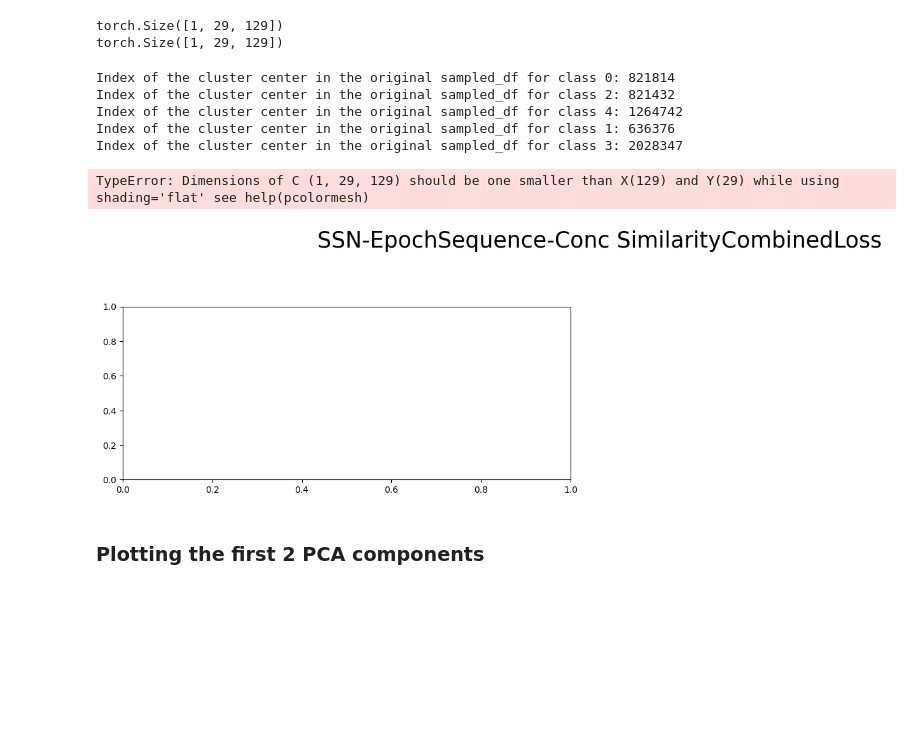
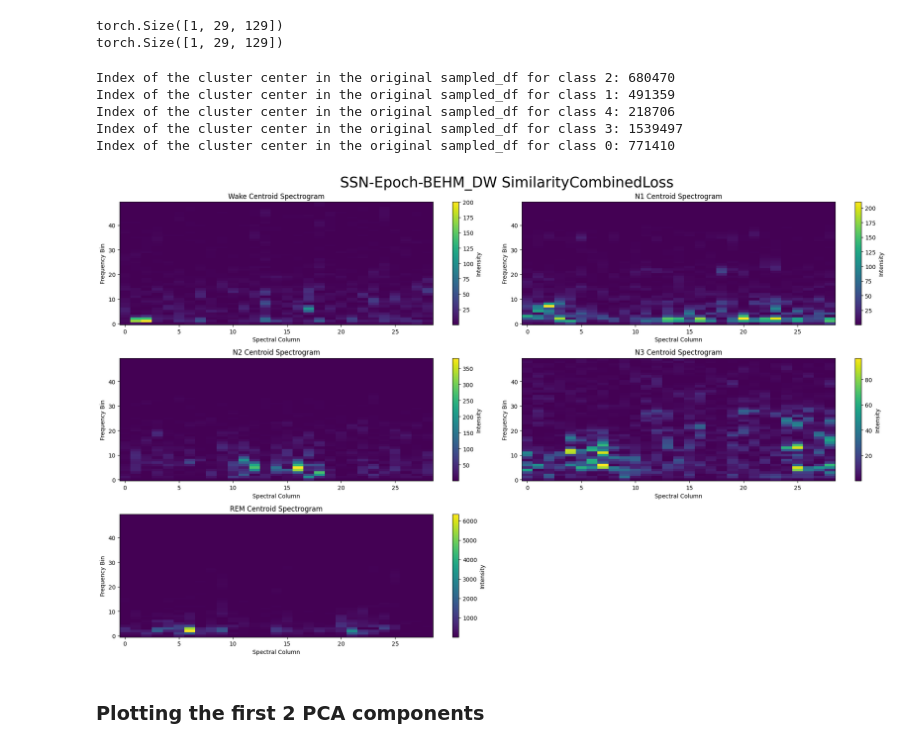
Before and after one commit to EmanueleTinghi/physioex, a Jupyter notebook: examples/latent_space_visualization.ipynb, the cells around one changed output. Saved outputs shown, nothing was run; the diff lists cells and outputs as text; code cells hidden in the pictures; blank space fills up the shorter version.

Commit message:
SimilarityCombinedLoss modifications

```diff
--- a/examples/latent_space_visualization.ipynb
+++ b/examples/latent_space_visualization.ipynb
@@ -172,0 +144,11 @@ seqsleepnet_epoch_model = load_pretrained_model("seqsleepnet", in_channels=1, se
+# %%
+
+path_ep_scl_BEHM_DW = "/home/tinghi/physioex/models/new_weights_in_cel/ssn_ep_scl/fold=-1-epoch=19-step=30908-val_acc=0.75.ckpt"
+# First, load the model without strict argument
+seqsleepnet_model_BEHM_DW = load_pretrained_model("seqsleepnet", in_channels=1, sequence_length=21, loss_params={"class_weights": torch.tensor([7.6, 15, 2.1, 9, 6])} ,loss="scl", ckpt_path=path_ep_scl_BEHM_DW)
+# Then, load the checkpoint with strict=False
+checkpoint = torch.load(path_ep_scl_BEHM_DW, map_location='cuda')
+seqsleepnet_model_BEHM_DW.load_state_dict(checkpoint['state_dict'], strict=False)
+
+# Set the model to evaluation mode
+seqsleepnet_model_BEHM_DW.eval()
@@ -262,6 +310,6 @@ seqsleepnet_conc_model
 seqsleepnet_epoch_model
 # %%
 train_projections, y_train_true, y_train_pred = compute_projections(
-    seqsleepnet_model, datamodule, contr=False
+    seqsleepnet_model_BEHM_DW, datamodule, contr=False
 )
 preds_snn = np.argmax(y_train_pred, axis=1)
@@ -316,9 +420,9 @@ seqsleepnet_epoch_model'''
 # %% [output]
 'seqsleepnet_model\nseqsleepnet_sum_model\nseqsleepnet_conc_model\nseqsleepnet_epoch_model'
 # %%
-train_projections = train_projections_ssn_conc
-y_train_true = y_train_true_ssn_conc
-figure_title = "SSN-EpochSequence-Conc" + " SimilarityCombinedLoss"
+train_projections = train_projections
+y_train_true = y_train_true
+figure_title = "SSN-Epoch-BEHM_DW" + " SimilarityCombinedLoss"
 # %%
 mean = datamodule.dataset.scaling[0][0]
 std = datamodule.dataset.scaling[0][1]
@@ -351,11 +455,11 @@ for class_label in sampled_df['y_train_true'].unique():
     print(f"Index of the cluster center in the original sampled_df for class {class_label}: {medoid_index}")
     medoids_idxs[class_label] = medoid_index
 # %% [output]
-Index of the cluster center in the original sampled_df for class 0: 821814
-Index of the cluster center in the original sampled_df for class 2: 821432
-Index of the cluster center in the original sampled_df for class 4: 1264742
-Index of the cluster center in the original sampled_df for class 1: 636376
-Index of the cluster center in the original sampled_df for class 3: 2028347
+Index of the cluster center in the original sampled_df for class 2: 680470
+Index of the cluster center in the original sampled_df for class 1: 491359
+Index of the cluster center in the original sampled_df for class 4: 218706
+Index of the cluster center in the original sampled_df for class 3: 1539497
+Index of the cluster center in the original sampled_df for class 0: 771410
 # %%
 
 medoid_0 = datamodule.dataset[math.floor(medoids_idxs[0]/10)][0][medoids_idxs[0]%10]
@@ -368,17 +472,24 @@ medoid_4 = datamodule.dataset[math.floor(medoids_idxs[4]/10)][0][medoids_idxs[4]
 first_dim = torch.arange(29)
 second_dim = torch.arange(129)
 
-third_dim0 = 10 ** ((medoid_0[0, first_dim[:, None], second_dim]*std + mean)/20) - np.finfo(float).eps
-third_dim1 = 10 ** ((medoid_1[0, first_dim[:, None], second_dim]*std + mean)/20) - np.finfo(float).eps
-third_dim2 = 10 ** ((medoid_2[0, first_dim[:, None], second_dim]*std + mean)/20) - np.finfo(float).eps
-third_dim3 = 10 ** ((medoid_3[0, first_dim[:, None], second_dim]*std + mean)/20) - np.finfo(float).eps
-third_dim4 = 10 ** ((medoid_4[0, first_dim[:, None], second_dim]*std + mean)/20) - np.finfo(float).eps
+third_dim0 = (10 ** ((medoid_0[0, first_dim[:, None], second_dim]*std + mean)/20) - np.finfo(float).eps).squeeze()
+third_dim1 = (10 ** ((medoid_1[0, first_dim[:, None], second_dim]*std + mean)/20) - np.finfo(float).eps).squeeze()
+third_dim2 = (10 ** ((medoid_2[0, first_dim[:, None], second_dim]*std + mean)/20) - np.finfo(float).eps).squeeze()
+third_dim3 = (10 ** ((medoid_3[0, first_dim[:, None], second_dim]*std + mean)/20) - np.finfo(float).eps).squeeze()
+third_dim4 = (10 ** ((medoid_4[0, first_dim[:, None], second_dim]*std + mean)/20) - np.finfo(float).eps).squeeze()
+
+third_dim0 = third_dim0[:, :50]
+third_dim1 = third_dim1[:, :50]
+third_dim2 = third_dim2[:, :50]
+third_dim3 = third_dim3[:, :50]
+third_dim4 = third_dim4[:, :50]
+second_dim = second_dim[:50]
 
 # Create a meshgrid for the x and y coordinates
 X, Y = torch.meshgrid(first_dim, second_dim, indexing='ij')
 
-vmin = min(third_dim0.min(), third_dim1.min(), third_dim2.min(), third_dim3.min(), third_dim4.min())
-vmax = max( third_dim0.max(), third_dim1.max(), third_dim2.max(), third_dim3.max(), third_dim4.max())
+#vmin = min(third_dim0.min(), third_dim1.min(), third_dim2.min(), third_dim3.min(), third_dim4.min())
+#vmax = max( third_dim0.max(), third_dim1.max(), third_dim2.max(), third_dim3.max(), third_dim4.max())
 
 # Create a figure with a custom grid layout
 fig = plt.figure(figsize=(20, 12))
@@ -388,7 +499,8 @@ fig.suptitle(figure_title, fontsize=25)
 
 # First row, first column
 ax1 = fig.add_subplot(gs[0, 0])
-c1 = ax1.pcolormesh(X, Y, third_dim0, shading='auto', vmin=vmin, vmax=vmax)
+#c1 = ax1.pcolormesh(X, Y, third_dim0, shading='auto', vmin=vmin, vmax=vmax)
+c1 = ax1.pcolormesh(X, Y, third_dim0, shading='auto')
 fig.colorbar(c1, ax=ax1, label='Intensity')
 ax1.set_xlabel("Spectral Column")
 ax1.set_ylabel("Frequency Bin")
@@ -396,41 +508,44 @@ ax1.set_title('Wake Centroid Spectrogram')
 
 # First row, second column
 ax2 = fig.add_subplot(gs[0, 1])
-c2 = ax2.pcolormesh(X, Y, third_dim1, shading='auto', vmin=vmin, vmax=vmax)
+#c2 = ax2.pcolormesh(X, Y, third_dim1, shading='auto', vmin=vmin, vmax=vmax)
+c2 = ax2.pcolormesh(X, Y, third_dim1, shading='auto')
 fig.colorbar(c2, ax=ax2, label='Intensity')
 ax2.set_xlabel("Spectral Column")
 ax2.set_ylabel("Frequency Bin")
 ax2.set_title('N1 Centroid Spectrogram')
 
 # Second row, first column
 ax3 = fig.add_subplot(gs[1, 0])
-c3 = ax3.pcolormesh(X, Y, third_dim2, shading='auto', vmin=vmin, vmax=vmax)
+#c3 = ax3.pcolormesh(X, Y, third_dim2, shading='auto', vmin=vmin, vmax=vmax)
+c3 = ax3.pcolormesh(X, Y, third_dim2, shading='auto')
 fig.colorbar(c3, ax=ax3, label='Intensity')
 ax3.set_xlabel("Spectral Column")
 ax3.set_ylabel("Frequency Bin")
 ax3.set_title('N2 Centroid Spectrogram')
 
 # Second row, second column
 ax4 = fig.add_subplot(gs[1, 1])
-c4 = ax4.pcolormesh(X, Y, third_dim3, shading='auto', vmin=vmin, vmax=vmax)
+#c4 = ax4.pcolormesh(X, Y, third_dim3, shading='auto', vmin=vmin, vmax=vmax)
+c4 = ax4.pcolormesh(X, Y, third_dim3, shading='auto')
 fig.colorbar(c4, ax=ax4, label='Intensity')
 ax4.set_xlabel("Spectral Column")
 ax4.set_ylabel("Frequency Bin")
 ax4.set_title('N3 Centroid Spectrogram')
 
 # Third row, centered column (spanning both columns)
 ax5 = fig.add_subplot(gs[2, 0])
-c5 = ax5.pcolormesh(X, Y, third_dim4, shading='auto', vmin=vmin, vmax=vmax)
+#c5 = ax5.pcolormesh(X, Y, third_dim4, shading='auto', vmin=vmin, vmax=vmax)
+c5 = ax5.pcolormesh(X, Y, third_dim4, shading='auto')
 fig.colorbar(c5, ax=ax5, label='Intensity')
 ax5.set_xlabel("Spectral Column")
 ax5.set_ylabel("Frequency Bin")
 ax5.set_title('REM Centroid Spectrogram')
 
 plt.tight_layout()
 plt.show()
 # %% [output]
-TypeError: Dimensions of C (1, 29, 129) should be one smaller than X(129) and Y(29) while using shading='flat' see help(pcolormesh)
-[figure, old version]
+[figure, new version]
 # %% [markdown]
 ### Plotting the first 2 PCA components
 # %%
```
Also changed, not shown: parts of 15 cells of this notebook, 6 other files.
